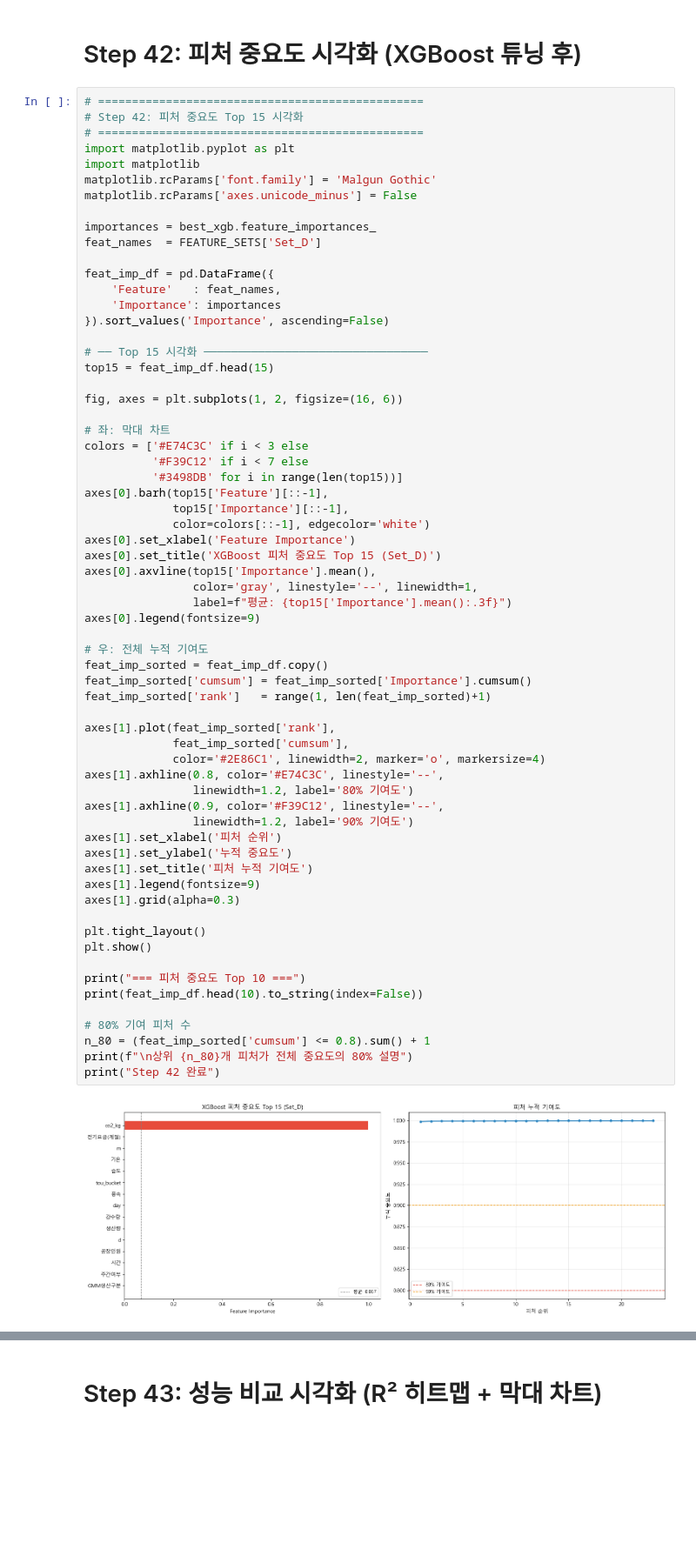
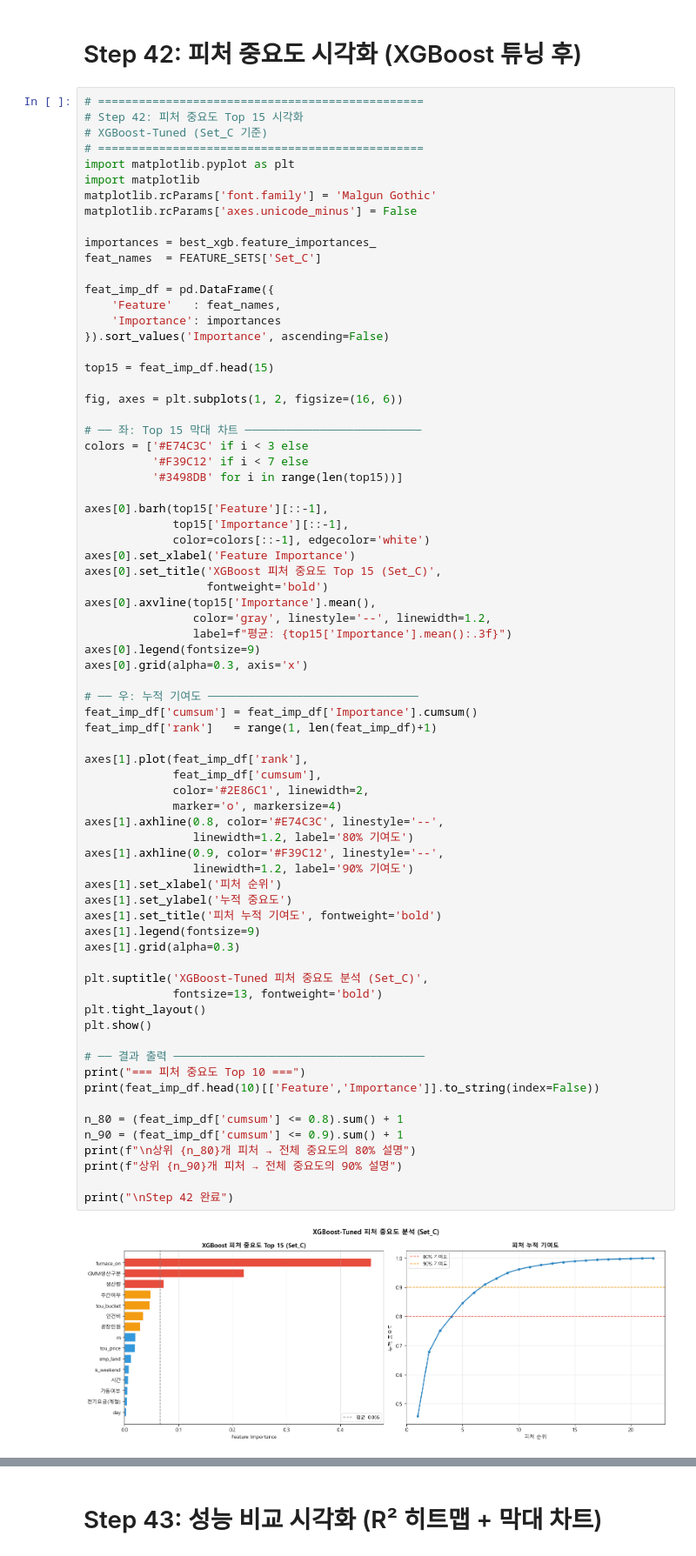
Before and after one commit to blackhole-24/hipython, a Jupyter notebook: ml/12_에너지사용량_예측.ipynb, the cells around one changed output, grey strips where cells are left out. Shown at 87% size. Cells and saved outputs as stored; diff of their text form; blank space fills up the shorter version.

```diff
--- a/ml/12_에너지사용량_예측.ipynb
+++ b/ml/12_에너지사용량_예측.ipynb
@@ -2570,6 +2588,7 @@ Step 41 완료
 # %%
 # ================================================
 # Step 42: 피처 중요도 Top 15 시각화
+# XGBoost-Tuned (Set_C 기준)
 # ================================================
 import matplotlib.pyplot as plt
 import matplotlib
@@ -2577,61 +2596,68 @@ matplotlib.rcParams['font.family'] = 'Malgun Gothic'
 matplotlib.rcParams['axes.unicode_minus'] = False
 
 importances = best_xgb.feature_importances_
-feat_names  = FEATURE_SETS['Set_D']
+feat_names  = FEATURE_SETS['Set_C']
 
 feat_imp_df = pd.DataFrame({
     'Feature'   : feat_names,
     'Importance': importances
 }).sort_values('Importance', ascending=False)
 
-# ── Top 15 시각화 ─────────────────────────────────
 top15 = feat_imp_df.head(15)
 
 fig, axes = plt.subplots(1, 2, figsize=(16, 6))
 
-# 좌: 막대 차트
+# ── 좌: Top 15 막대 차트 ──────────────────────────
 colors = ['#E74C3C' if i < 3 else
           '#F39C12' if i < 7 else
           '#3498DB' for i in range(len(top15))]
+
 axes[0].barh(top15['Feature'][::-1],
              top15['Importance'][::-1],
              color=colors[::-1], edgecolor='white')
 axes[0].set_xlabel('Feature Importance')
-axes[0].set_title('XGBoost 피처 중요도 Top 15 (Set_D)')
+axes[0].set_title('XGBoost 피처 중요도 Top 15 (Set_C)',
+                  fontweight='bold')
 axes[0].axvline(top15['Importance'].mean(),
-                color='gray', linestyle='--', linewidth=1,
+                color='gray', linestyle='--', linewidth=1.2,
                 label=f"평균: {top15['Importance'].mean():.3f}")
 axes[0].legend(fontsize=9)
+axes[0].grid(alpha=0.3, axis='x')
 
-# 우: 전체 누적 기여도
-feat_imp_sorted = feat_imp_df.copy()
-feat_imp_sorted['cumsum'] = feat_imp_sorted['Importance'].cumsum()
-feat_imp_sorted['rank']   = range(1, len(feat_imp_sorted)+1)
+# ── 우: 누적 기여도 ───────────────────────────────
+feat_imp_df['cumsum'] = feat_imp_df['Importance'].cumsum()
+feat_imp_df['rank']   = range(1, len(feat_imp_df)+1)
 
-axes[1].plot(feat_imp_sorted['rank'],
-             feat_imp_sorted['cumsum'],
-             color='#2E86C1', linewidth=2, marker='o', markersize=4)
+axes[1].plot(feat_imp_df['rank'],
+             feat_imp_df['cumsum'],
+             color='#2E86C1', linewidth=2,
+             marker='o', markersize=4)
 axes[1].axhline(0.8, color='#E74C3C', linestyle='--',
                 linewidth=1.2, label='80% 기여도')
 axes[1].axhline(0.9, color='#F39C12', linestyle='--',
                 linewidth=1.2, label='90% 기여도')
 axes[1].set_xlabel('피처 순위')
 axes[1].set_ylabel('누적 중요도')
-axes[1].set_title('피처 누적 기여도')
+axes[1].set_title('피처 누적 기여도', fontweight='bold')
 axes[1].legend(fontsize=9)
 axes[1].grid(alpha=0.3)
 
+plt.suptitle('XGBoost-Tuned 피처 중요도 분석 (Set_C)',
+             fontsize=13, fontweight='bold')
 plt.tight_layout()
 plt.show()
 
+# ── 결과 출력 ─────────────────────────────────────
 print("=== 피처 중요도 Top 10 ===")
-print(feat_imp_df.head(10).to_string(index=False))
+print(feat_imp_df.head(10)[['Feature','Importance']].to_string(index=False))
 
-# 80% 기여 피처 수
-n_80 = (feat_imp_sorted['cumsum'] <= 0.8).sum() + 1
-print(f"\n상위 {n_80}개 피처가 전체 중요도의 80% 설명")
-print("Step 42 완료")
+n_80 = (feat_imp_df['cumsum'] <= 0.8).sum() + 1
+n_90 = (feat_imp_df['cumsum'] <= 0.9).sum() + 1
+print(f"\n상위 {n_80}개 피처 → 전체 중요도의 80% 설명")
+print(f"상위 {n_90}개 피처 → 전체 중요도의 90% 설명")
+
+print("\nStep 42 완료")
 # %% [output]
-[figure, old version]
+[figure, new version]
 === 피처 중요도 Top 10 ===
    Feature  Importance
```
Also changed, not shown: parts of 20 cells of this notebook, 3 other files.
